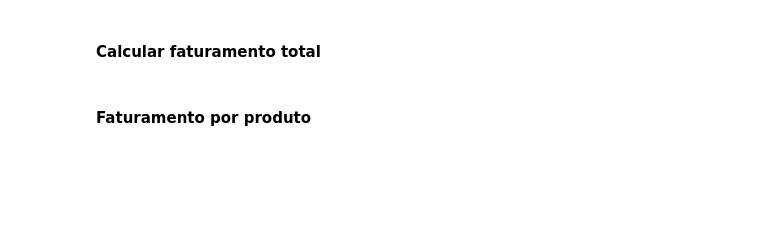
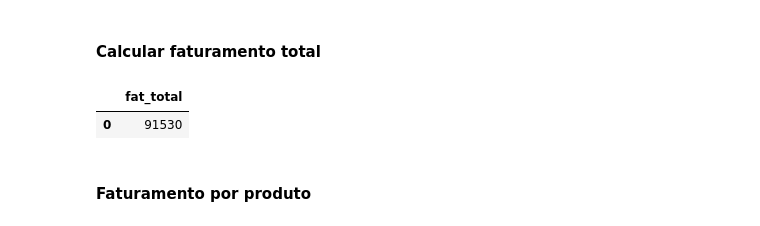
Before and after one commit to Analise-Dados-Python-T3/04-modelagem_dados_sql, a Jupyter notebook: 01_visualizacao_etl_sql/02_pipelines_etl.ipynb, the cells around one changed output. Cells and saved outputs as stored; diff of their text form; code cells hidden in the pictures; blank space fills up the shorter version.

```diff
--- a/01_visualizacao_etl_sql/02_pipelines_etl.ipynb
+++ b/01_visualizacao_etl_sql/02_pipelines_etl.ipynb
@@ -467,13 +547,16 @@ df
 #### Calcular faturamento total
 # %%
 query = """
-SELECT SUM(valor_total) AS faturamento
+SELECT SUM(valor_total) AS fat_total
 FROM vendas;
 """
 
 df = pd.read_sql(query, conexao)
 
 df
+# %% [output]
+|  | fat_total |
+| 0 | 91530 |
 # %% [markdown]
 #### Faturamento por produto
 # %%
```
Also changed, not shown: parts of 10 cells of this notebook, 11 other files.
